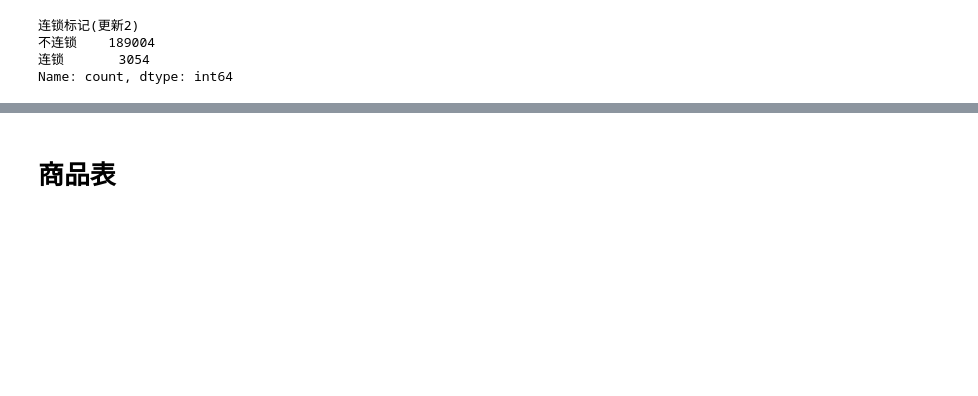
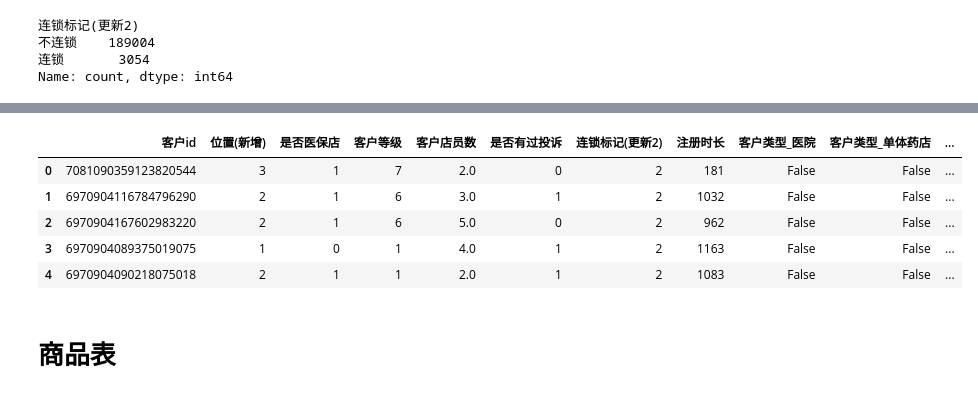
Before and after one commit to Aegis1863/10th-Statistical-Modeling-Competition, a Jupyter notebook: script/data_preparation.ipynb, the cells around one changed output, grey strips where cells are left out. Saved outputs shown, nothing was run; the diff lists cells and outputs as text; code cells hidden in the pictures; blank space fills up the shorter version.

```diff
--- a/script/data_preparation.ipynb
+++ b/script/data_preparation.ipynb
@@ -268,6 +337,15 @@ cus_final = cus[['客户id', '位置(新增)', '是否医保店', '客户等级'
 cus_final.to_csv('../data/customers_m1.csv', index=False, encoding='utf-8-sig')
 # %%
 cus_final = pd.read_csv('../data/customers_m1.csv')
+# %%
+cus_final.head()
+# %% [output]
+|  | 客户id | 位置(新增) | 是否医保店 | 客户等级 | 客户店员数 | 是否有过投诉 | 连锁标记(更新2) | 注册时长 | 客户类型_医院 | 客户类型_单体药店 | ... |
+| 0 | 7081090359123820544 | 3 | 1 | 7 | 2.0 | 0 | 2 | 181 | False | False | ... |
+| 1 | 6970904116784796290 | 2 | 1 | 6 | 3.0 | 1 | 2 | 1032 | False | False | ... |
+| 2 | 6970904167602983220 | 2 | 1 | 6 | 5.0 | 0 | 2 | 962 | False | False | ... |
+| 3 | 6970904089375019075 | 1 | 0 | 1 | 4.0 | 1 | 2 | 1163 | False | False | ... |
+| 4 | 6970904090218075018 | 2 | 1 | 1 | 2.0 | 1 | 2 | 1083 | False | False | ... |
 # %% [markdown]
 # 商品表
 # %%
```
Also changed, not shown: parts of 31 cells of this notebook, 2 other files.
